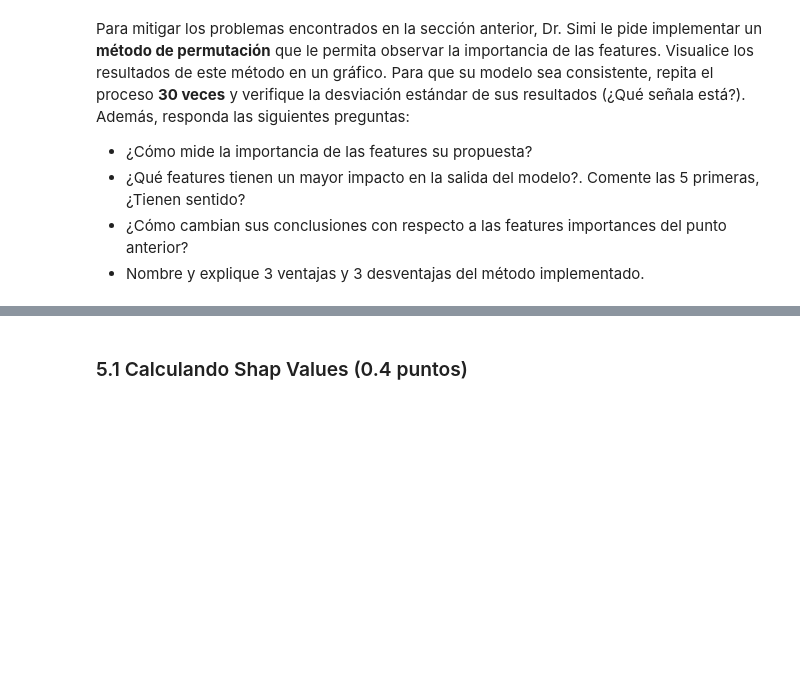
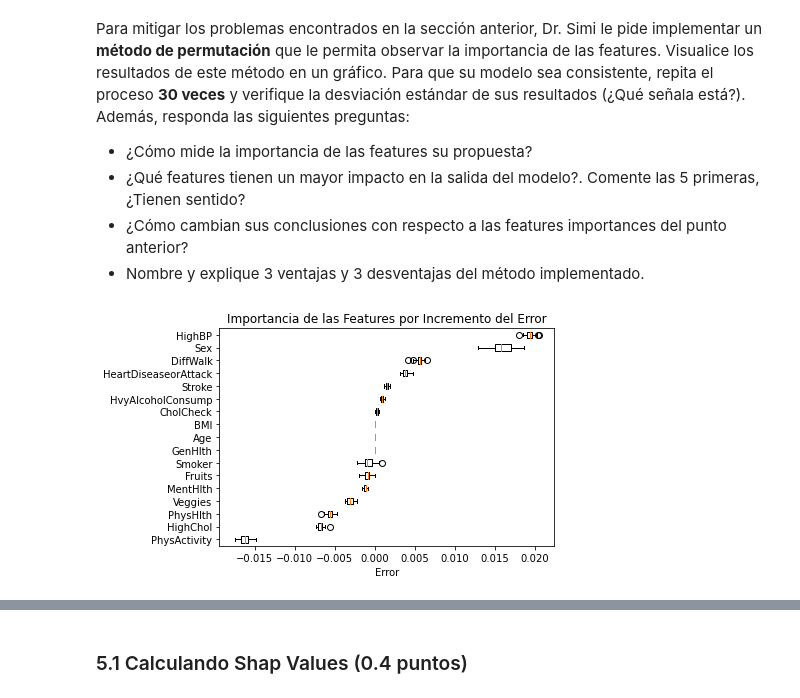
Before and after one commit to J07Aa/Repo, a Jupyter notebook: Lab_10/Laboratorio10_Enunciado.ipynb, the cells around one changed output, grey strips where cells are left out. Saved outputs shown, nothing was run; the diff lists cells and outputs as text; code cells hidden in the pictures; blank space fills up the shorter version.

```diff
--- a/Lab_10/Laboratorio10_Enunciado.ipynb
+++ b/Lab_10/Laboratorio10_Enunciado.ipynb
@@ -201,0 +230,3 @@ Para mitigar los problemas encontrados en la sección anterior, Dr. Simi le pide
+# %%
+clf = xgb_model
+result = permutation_importance(clf, X, y, n_repeats=30, random_state=42)
@@ -201,0 +235,20 @@ Para mitigar los problemas encontrados en la sección anterior, Dr. Simi le pide
+# %%
+# Obtener las importancias y desviaciones estándar
+importances = result.importances_mean
+std_devs = result.importances_std
+
+# Visualizar la importancia de las características
+features = X.columns
+indices = np.argsort(importances)
+
+perm_sorted_idx = result.importances_mean.argsort()
+plt.boxplot(
+    result.importances[perm_sorted_idx].T,
+    vert=False,
+    labels=np.array(features)[perm_sorted_idx],
+)
+plt.title("Importancia de las Features por Incremento del Error")
+plt.xlabel('Error')
+plt.show()
+# %% [output]
+[figure, added]
```
Also changed, not shown: parts of 12 cells of this notebook.
